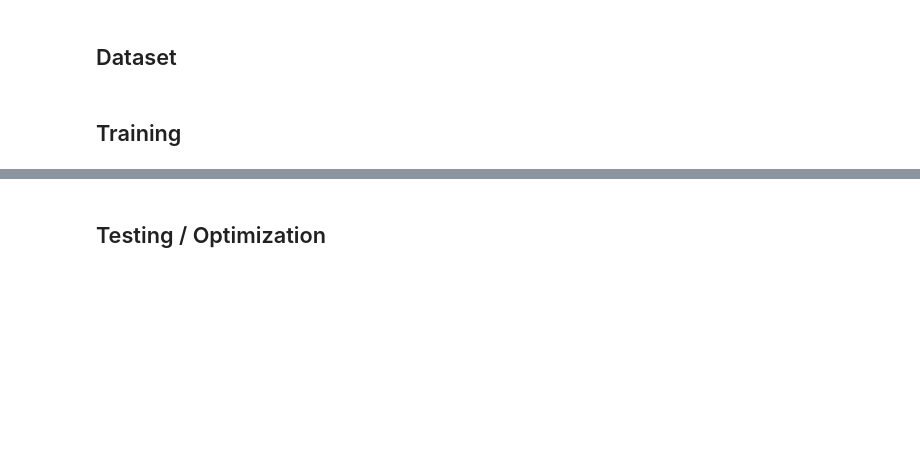
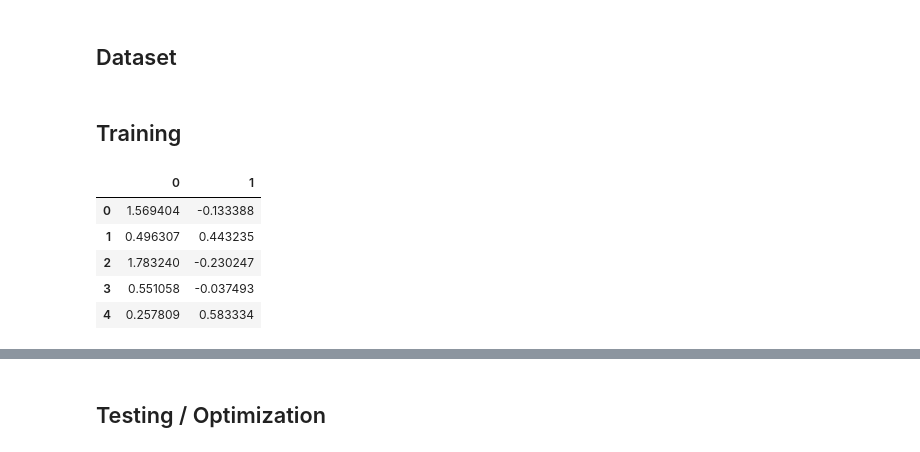
Before and after one commit to AdelineXinyi/MDST_Tutorial, a Jupyter notebook: Optional Challenges/ML Focus/ml_challenge.ipynb, the cells around one changed output, grey strips where cells are left out. Drawn from its saved outputs; the diff is of its cells as text; code cells hidden in the pictures; blank space fills up the shorter version.

```diff
--- a/Optional Challenges/ML Focus/ml_challenge.ipynb
+++ b/Optional Challenges/ML Focus/ml_challenge.ipynb
@@ -17,3 +24,12 @@ from sklearn.datasets import make_moons
 X, Y = make_moons(random_state=42, n_samples=(50, 450), noise=0.25)
 # %% [markdown]
 ## Training
+# %%
+pd.DataFrame(X).head()
+# %% [output]
+|  | 0 | 1 |
+| 0 | 1.569404 | -0.133388 |
+| 1 | 0.496307 | 0.443235 |
+| 2 | 1.783240 | -0.230247 |
+| 3 | 0.551058 | -0.037493 |
+| 4 | 0.257809 | 0.583334 |
```
Also changed, not shown: parts of 12 cells of this notebook.
